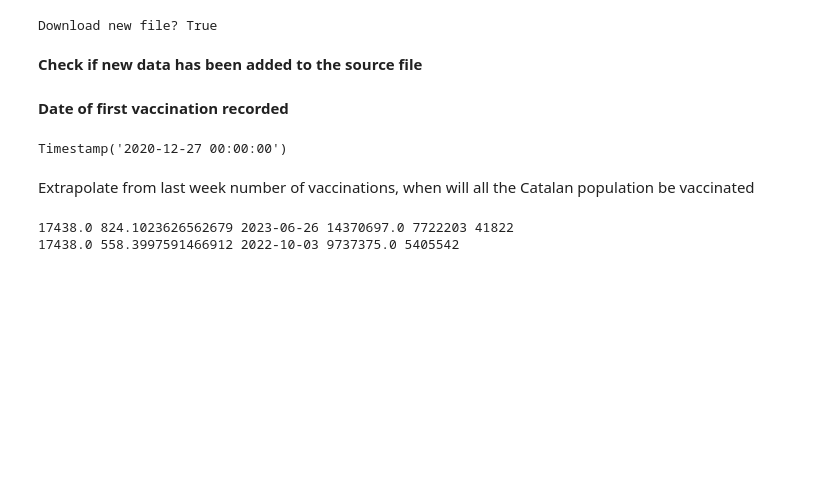
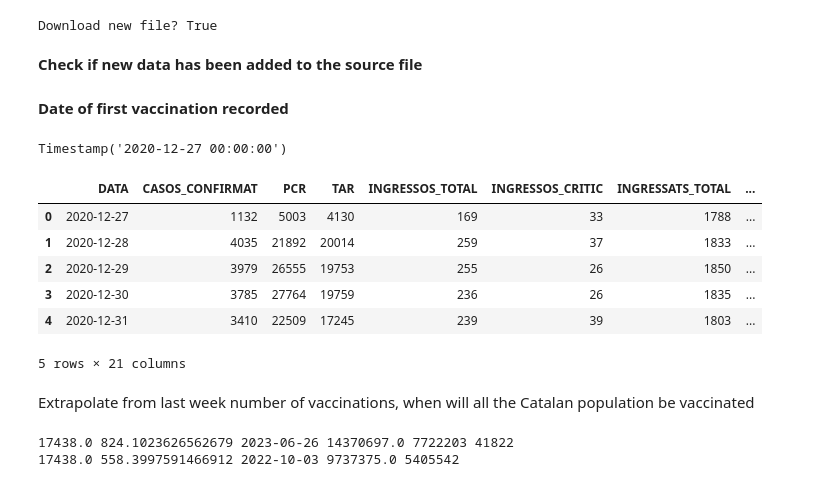
Before and after one commit to aalibes/CatCovidTracker, a Jupyter notebook: tracker.ipynb, the cells around one changed output. Saved outputs shown, nothing was run; the diff lists cells and outputs as text; code cells hidden in the pictures; blank space fills up the shorter version.

```diff
--- a/tracker.ipynb
+++ b/tracker.ipynb
@@ -125,6 +125,17 @@ tidy.columns = ["DATA","1st","2nd"]
 tidy = tidy.melt(id_vars="DATA",ignore_index = False).rename(columns=str.title)
 tidy.rename(columns = {'Variable': 'Dose'} , inplace=True)
 tidy['Data'] = tidy['Data'].dt.strftime('%d-%b')
+# %%
+dfaggvac["VACUNATS_DOSI_1_2"] = dfaggvac["VACUNATS_DOSI_1"] + dfaggvac["VACUNATS_DOSI_2"]
+dfaggvac.head()
+# %% [output]
+|  | DATA | CASOS_CONFIRMAT | PCR | TAR | INGRESSOS_TOTAL | INGRESSOS_CRITIC | INGRESSATS_TOTAL | ... |
+| 0 | 2020-12-27 | 1132 | 5003 | 4130 | 169 | 33 | 1788 | ... |
+| 1 | 2020-12-28 | 4035 | 21892 | 20014 | 259 | 37 | 1833 | ... |
+| 2 | 2020-12-29 | 3979 | 26555 | 19753 | 255 | 26 | 1850 | ... |
+| 3 | 2020-12-30 | 3785 | 27764 | 19759 | 236 | 26 | 1835 | ... |
+| 4 | 2020-12-31 | 3410 | 22509 | 17245 | 239 | 39 | 1803 | ... |
+5 rows × 21 columns
 # %%
 import matplotlib.ticker as ticker
 import matplotlib.pyplot as plt
```
Also changed, not shown: parts of 1 cell of this notebook, 1 other file.
